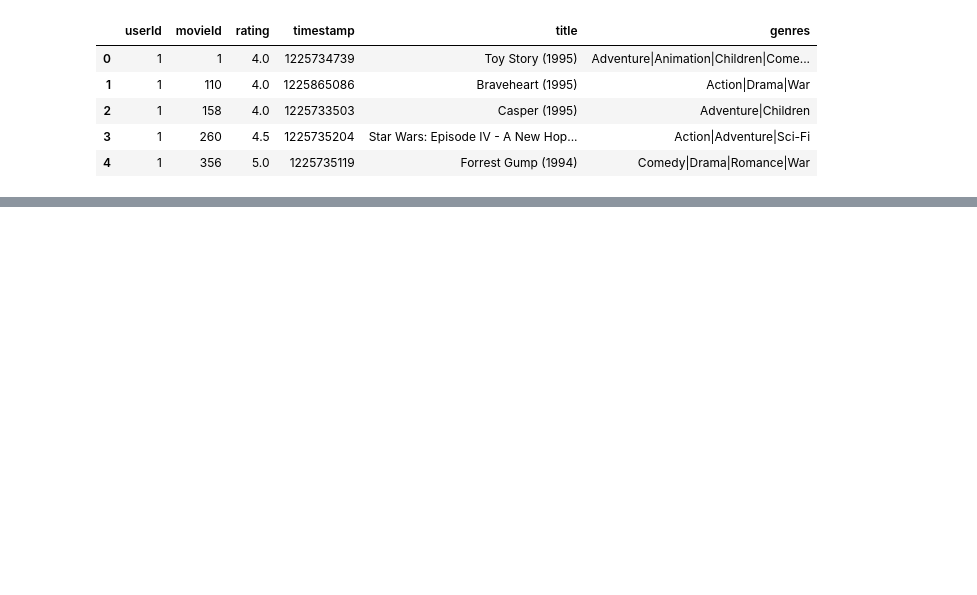
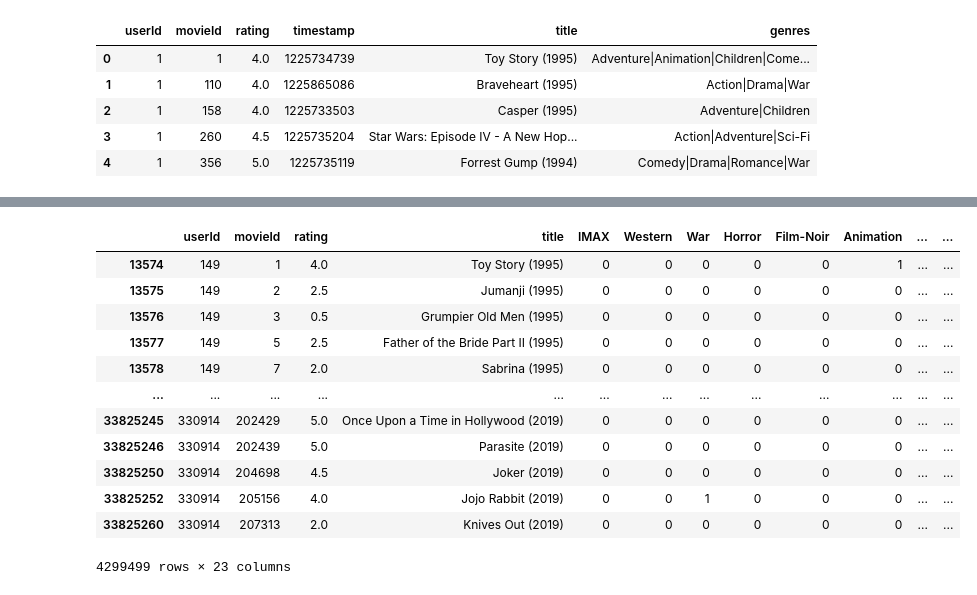
Before and after one commit to bearwinterfirth/movie_recommender, a Jupyter notebook: test.ipynb, the cells around one changed output, grey strips where cells are left out. Cells and saved outputs as stored; diff of their text form; code cells hidden in the pictures; blank space fills up the shorter version.

```diff
--- a/test.ipynb
+++ b/test.ipynb
@@ -115,0 +60,5 @@ merged.head()
+# %%
+x = merged.groupby("userId").count()["rating"]>80
+expert_users=x[x].index
+
+merged_xu = merged[merged["userId"].isin(expert_users)]
@@ -115,0 +74,5 @@ merged.head()
+# %%
+y = merged_xu.groupby("title").count()["rating"]>100
+pop_films=y[y].index
+
+merged_xu_pf = merged_xu[merged_xu["title"].isin(pop_films)]
@@ -115,0 +97,11 @@ merged.head()
+# %%
+set_of_genres=set()
+
+for j in merged.index:
+    list=merged["genres"][j].split("|")
+    for word in list:
+        set_of_genres.add(word)
+
+print(set_of_genres)
+
+print(len(set_of_genres))
@@ -115,0 +111,4 @@ merged.head()
+# %%
+# Tar ca 3 minuter
+for k in set_of_genres:
+    merged_xu_pf[k]=np.where(merged_xu_pf["genres"].str.contains(k),1,0)
@@ -115,0 +143,16 @@ merged.head()
+# %%
+merged_xu_pf.drop(columns=["timestamp", "genres"])
+# %% [output]
+|  | userId | movieId | rating | title | IMAX | Western | War | Horror | Film-Noir | Animation | ... | ... |
+| 13574 | 149 | 1 | 4.0 | Toy Story (1995) | 0 | 0 | 0 | 0 | 0 | 1 | ... | ... |
+| 13575 | 149 | 2 | 2.5 | Jumanji (1995) | 0 | 0 | 0 | 0 | 0 | 0 | ... | ... |
+| 13576 | 149 | 3 | 0.5 | Grumpier Old Men (1995) | 0 | 0 | 0 | 0 | 0 | 0 | ... | ... |
+| 13577 | 149 | 5 | 2.5 | Father of the Bride Part II (1995) | 0 | 0 | 0 | 0 | 0 | 0 | ... | ... |
+| 13578 | 149 | 7 | 2.0 | Sabrina (1995) | 0 | 0 | 0 | 0 | 0 | 0 | ... | ... |
+| ... | ... | ... | ... | ... | ... | ... | ... | ... | ... | ... | ... | ... |
+| 33825245 | 330914 | 202429 | 5.0 | Once Upon a Time in Hollywood (2019) | 0 | 0 | 0 | 0 | 0 | 0 | ... | ... |
+| 33825246 | 330914 | 202439 | 5.0 | Parasite (2019) | 0 | 0 | 0 | 0 | 0 | 0 | ... | ... |
+| 33825250 | 330914 | 204698 | 4.5 | Joker (2019) | 0 | 0 | 0 | 0 | 0 | 0 | ... | ... |
+| 33825252 | 330914 | 205156 | 4.0 | Jojo Rabbit (2019) | 0 | 0 | 1 | 0 | 0 | 0 | ... | ... |
+| 33825260 | 330914 | 207313 | 2.0 | Knives Out (2019) | 0 | 0 | 0 | 0 | 0 | 0 | ... | ... |
+4299499 rows × 23 columns
```
Also changed, not shown: parts of 15 cells of this notebook.
